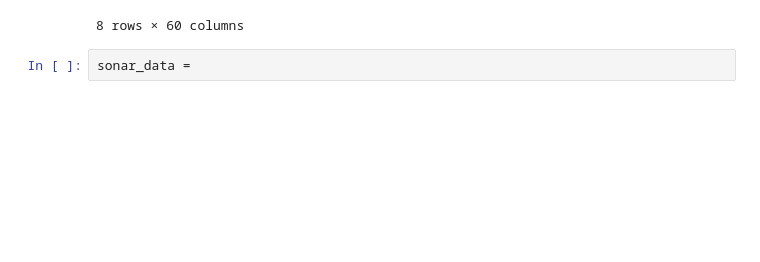
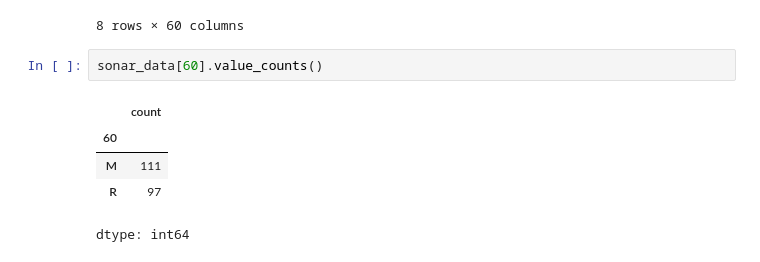
Before and after one commit to Dulyana-Silva/MLproject2_Sonar-Dataset, a Jupyter notebook: Sonar_Analysis.ipynb, the cells around one changed output. Drawn from its saved outputs; the diff is of its cells as text; blank space fills up the shorter version.

```diff
--- a/Sonar_Analysis.ipynb
+++ b/Sonar_Analysis.ipynb
@@ -75,4 +75,10 @@ sonar_data.describe()
 | max | 0.137100 | 0.233900 | 0.305900 | 0.426400 | 0.401000 | 0.382300 | 0.372900 | 0.459000 | 0.682800 | 0.710600 | ... | ... |
 8 rows × 60 columns
 # %%
-sonar_data =
+sonar_data[60].value_counts()
+# %% [output]
+|  | count |
+| 60 |  |
+| M | 111 |
+| R | 97 |
+dtype: int64
```
Also changed, not shown: parts of 2 cells of this notebook.
